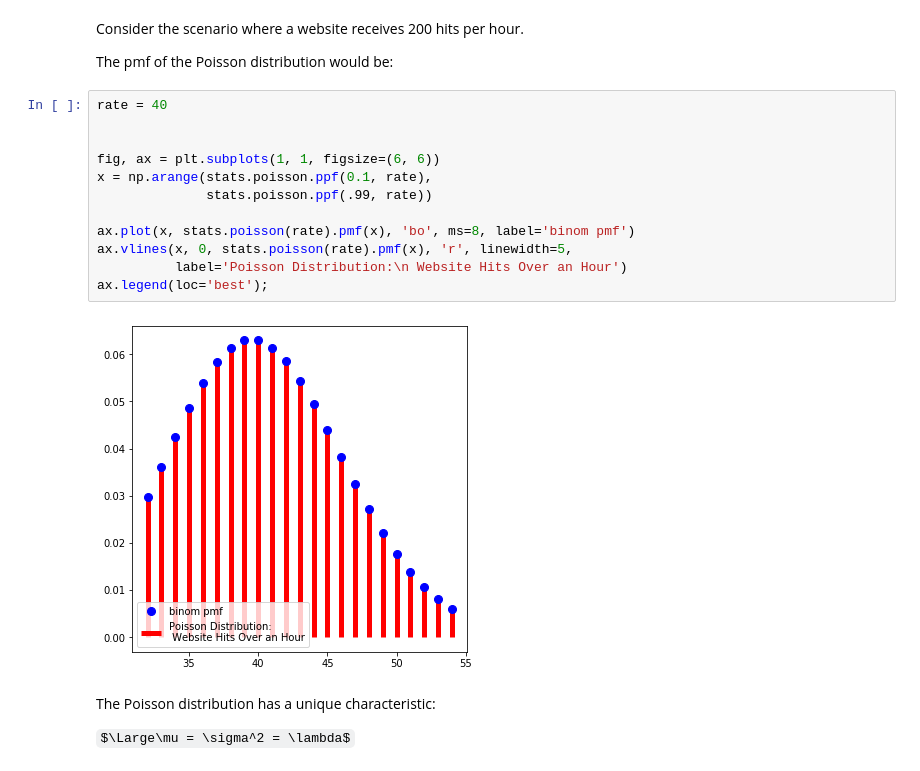
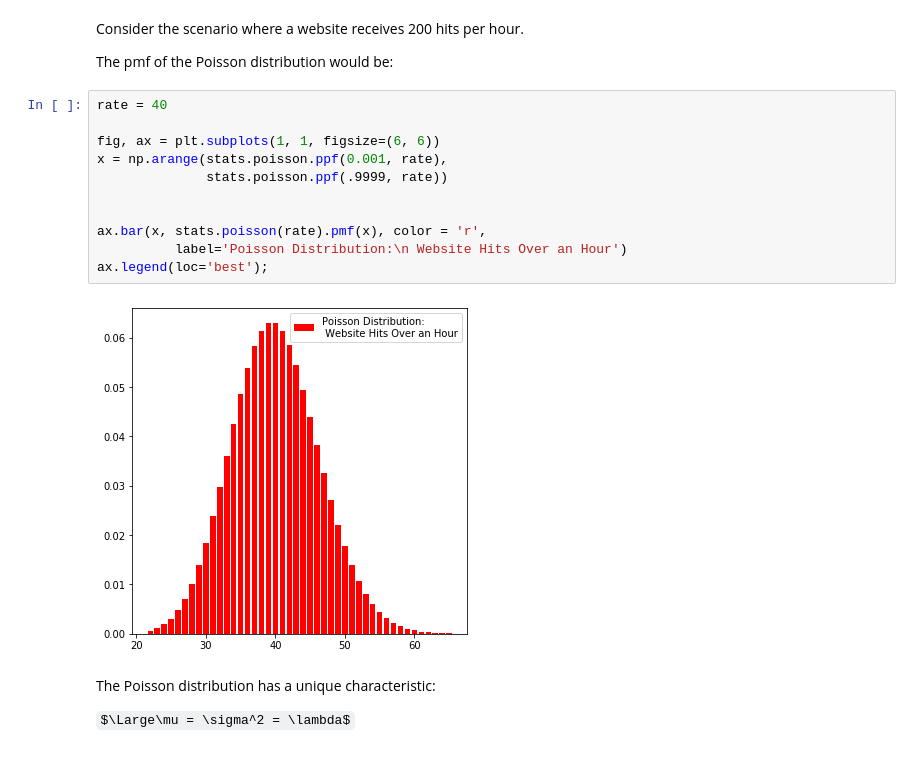
Before and after one commit to Caellwyn/distributions_ds-west-082420, a Jupyter notebook: index.ipynb, the cells around one changed output. Drawn from its saved outputs; the diff is of its cells as text; some formulas as TeX source.

```diff
--- a/index.ipynb
+++ b/index.ipynb
@@ -648,17 +625,16 @@ The pmf of the Poisson distribution would be:
 # %%
 rate = 40
 
+fig, ax = plt.subplots(1, 1, figsize=(6, 6))
+x = np.arange(stats.poisson.ppf(0.001, rate),
+              stats.poisson.ppf(.9999, rate))
 
-fig, ax = plt.subplots(1, 1, figsize=(6, 6))
-x = np.arange(stats.poisson.ppf(0.1, rate),
-              stats.poisson.ppf(.99, rate))
 
-ax.plot(x, stats.poisson(rate).pmf(x), 'bo', ms=8, label='binom pmf')
-ax.vlines(x, 0, stats.poisson(rate).pmf(x), 'r', linewidth=5,
+ax.bar(x, stats.poisson(rate).pmf(x), color = 'r',
           label='Poisson Distribution:\n Website Hits Over an Hour')
 ax.legend(loc='best');
 # %% [output]
-[figure, old version]
+[figure, new version]
 # %% [markdown]
 The Poisson distribution has a unique characteristic:
 
```
Also changed, not shown: parts of 18 cells of this notebook, 21 other files.
